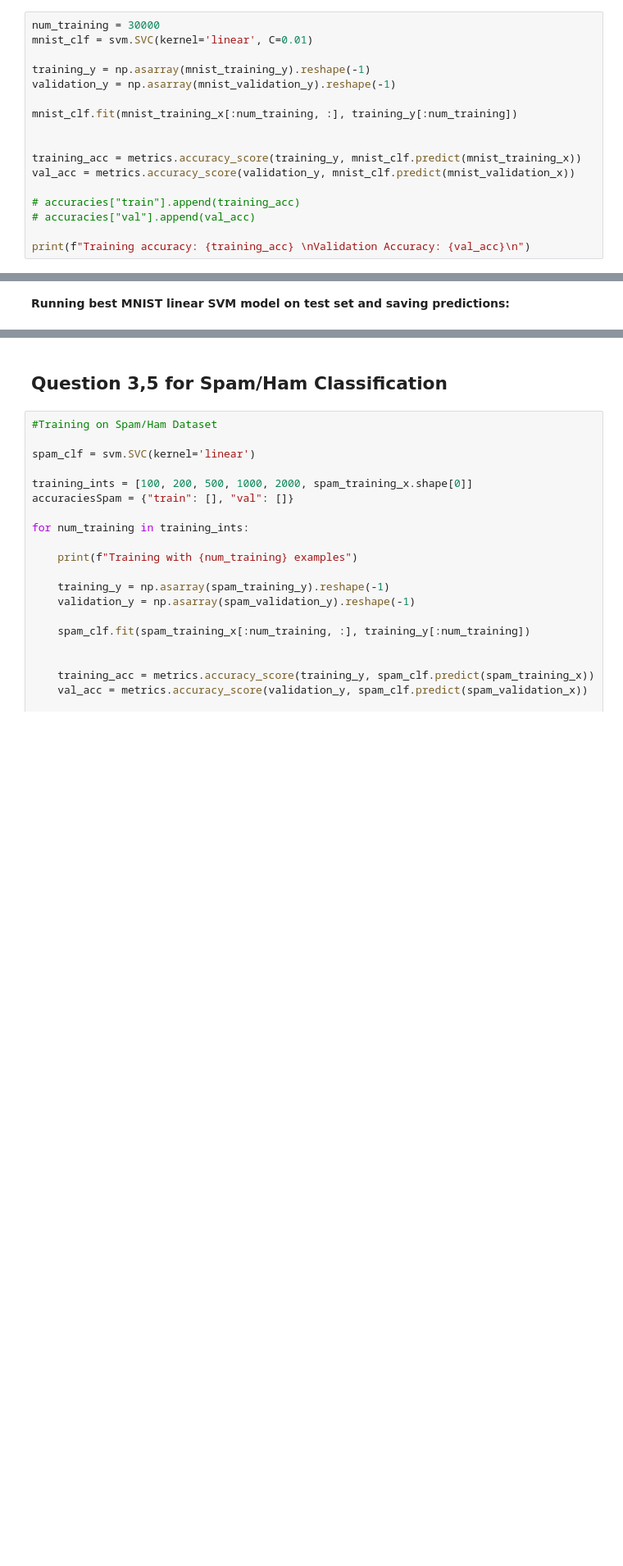
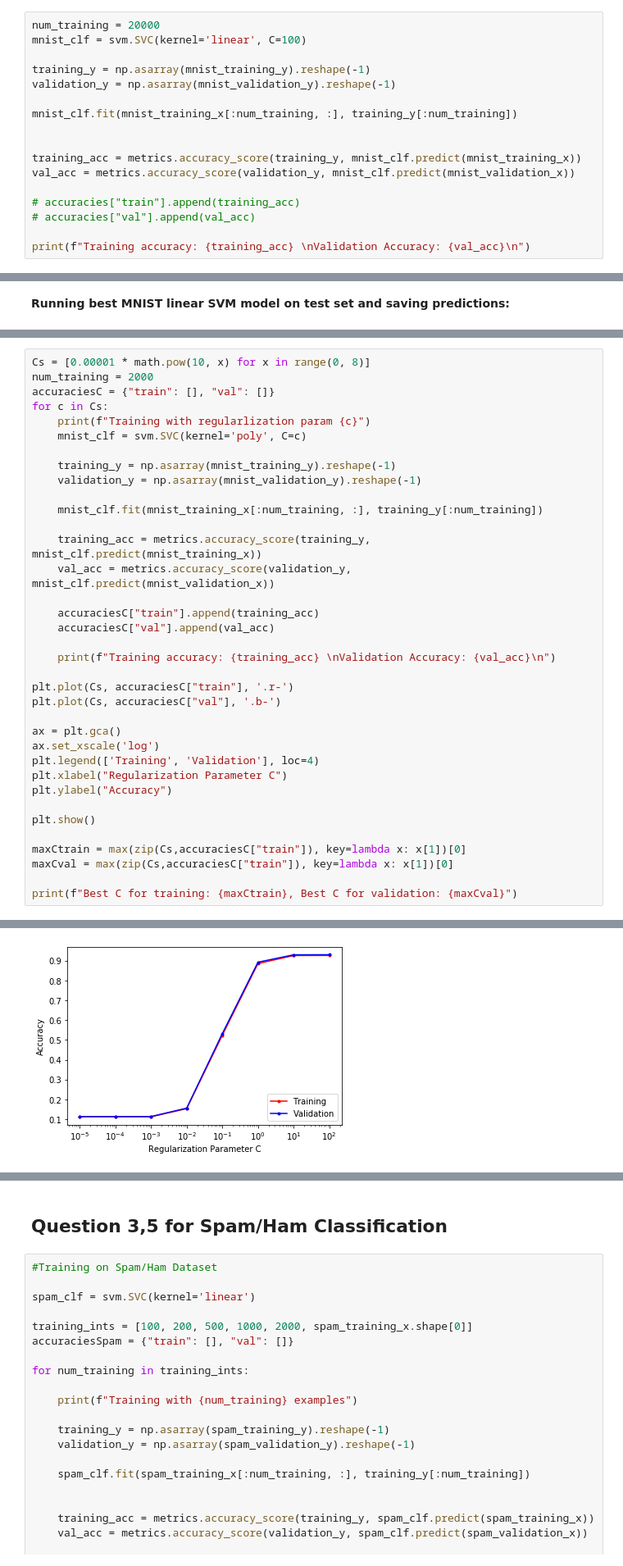
Before and after one commit to aatifjiwani/cs189, a Jupyter notebook: sckit_SVM/hw1_code.ipynb, the cells around one changed output, grey strips where cells are left out. Shown: that part at 82% size. Drawn from its saved outputs; the diff is of its cells as text; blank space fills up the shorter version.

```diff
--- a/sckit_SVM/hw1_code.ipynb
+++ b/sckit_SVM/hw1_code.ipynb
@@ -232,8 +251,8 @@ NameError: name 'plt' is not defined
 # %% [markdown]
 **Using best C and training on 30,000 examples:**
 # %%
-num_training = 30000
-mnist_clf = svm.SVC(kernel='linear', C=0.01)
+num_training = 20000
+mnist_clf = svm.SVC(kernel='linear', C=100)
 
 training_y = np.asarray(mnist_training_y).reshape(-1)
 validation_y = np.asarray(mnist_validation_y).reshape(-1)
@@ -258,0 +280,37 @@ results_to_csv(mnist_clf.predict(scaler.fit_transform(complete_dataset["mnist"][
+# %%
+Cs = [0.00001 * math.pow(10, x) for x in range(0, 8)]
+num_training = 2000
+accuraciesC = {"train": [], "val": []}
+for c in Cs:
+    print(f"Training with regularlization param {c}")
+    mnist_clf = svm.SVC(kernel='poly', C=c)
+
+    training_y = np.asarray(mnist_training_y).reshape(-1)
+    validation_y = np.asarray(mnist_validation_y).reshape(-1)
+
+    mnist_clf.fit(mnist_training_x[:num_training, :], training_y[:num_training])
+
+    training_acc = metrics.accuracy_score(training_y, mnist_clf.predict(mnist_training_x))
+    val_acc = metrics.accuracy_score(validation_y, mnist_clf.predict(mnist_validation_x))
+
+    accuraciesC["train"].append(training_acc)
+    accuraciesC["val"].append(val_acc)
+
+    print(f"Training accuracy: {training_acc} \nValidation Accuracy: {val_acc}\n")
+
+plt.plot(Cs, accuraciesC["train"], '.r-')
+plt.plot(Cs, accuraciesC["val"], '.b-')
+
+ax = plt.gca()
+ax.set_xscale('log')
+plt.legend(['Training', 'Validation'], loc=4)
+plt.xlabel("Regularization Parameter C")
+plt.ylabel("Accuracy")
+
+plt.show()
+
+maxCtrain = max(zip(Cs,accuraciesC["train"]), key=lambda x: x[1])[0]
+maxCval = max(zip(Cs,accuraciesC["train"]), key=lambda x: x[1])[0]
+
+print(f"Best C for training: {maxCtrain}, Best C for validation: {maxCval}")
+# %% [output]
@@ -258,0 +334 @@ results_to_csv(mnist_clf.predict(scaler.fit_transform(complete_dataset["mnist"][
+[figure, added]
```
Also changed, not shown: parts of 19 cells of this notebook, 1 other file.
